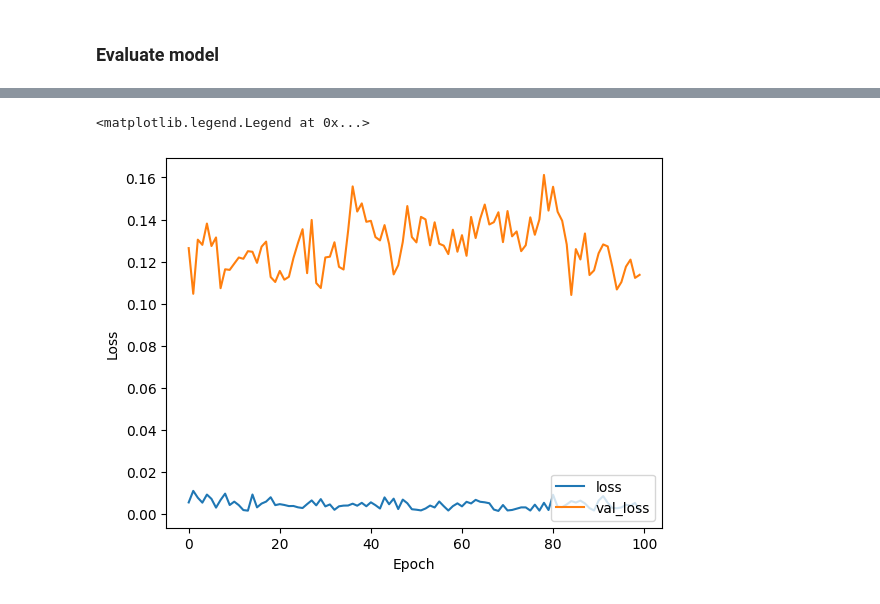
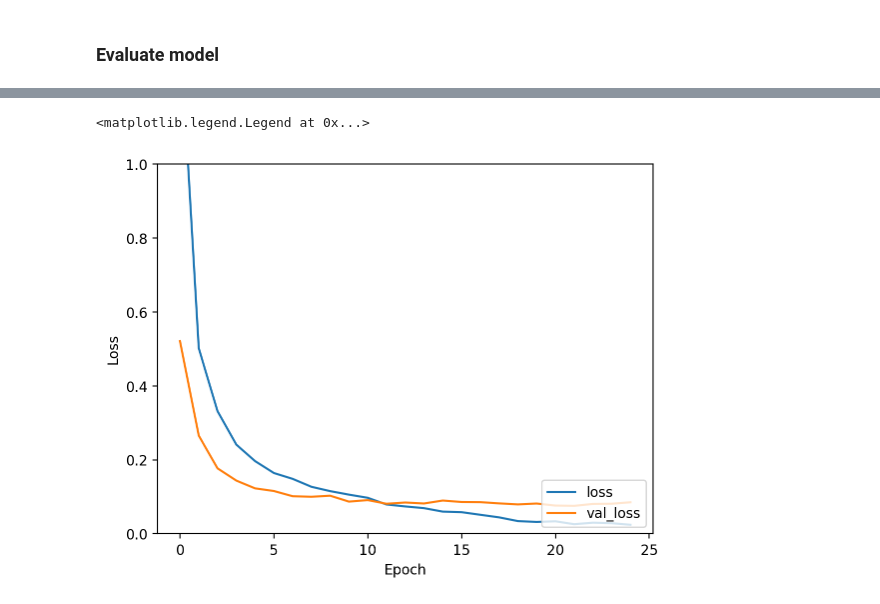
Before and after one commit to oyjuffer/FER-CNN, a Jupyter notebook: CNN.ipynb, the cells around one changed output, grey strips where cells are left out. Cells and saved outputs as stored; diff of their text form; code cells hidden in the pictures.

```diff
--- a/CNN.ipynb
+++ b/CNN.ipynb
@@ -35,7 +38,7 @@ labels = np.array(labels)
 
 # Convert each line to a numpy array
 for i in range(len(features)):
-  features[i] = np.array(features[i].split()).astype('float').reshape(16, 15)
+  features[i] = np.array(features[i].split()).astype('float').reshape(16, 15, 1)
   # Normalize
   features[i] = features[i] / 6
 features = np.array(features)
@@ -62,12 +115,24 @@ X_train, X_test, y_train, y_test = train_test_split(features, labels, test_size=
 # %%
 model = keras.Sequential()
-model.add(layers.Conv2D(32, (3, 3), activation='relu', input_shape=(16, 15, 1)))
+model.add(layers.Conv2D(32, (3, 3), activation="relu", input_shape=(16, 15, 1)))
 model.add(layers.MaxPooling2D(pool_size=(2, 2)))
 model.add(layers.Flatten())
-model.add(layers.Dense(128, activation='relu'))
-model.add(layers.Dropout(.5))
-model.add(layers.Dense(10, activation='softmax'))
+model.add(layers.Dense(128, activation="relu"))
+model.add(layers.Dropout(0.5))
+model.add(layers.Dense(10, activation="softmax"))
 
-model.compile(optimizer='adam', loss='categorical_crossentropy', metrics=['accuracy'])
+model.compile(
+    optimizer="adam",
+    loss=keras.losses.SparseCategoricalCrossentropy(from_logits=True),
+    metrics=["accuracy"],
+)
+
+model_augmented = tf.keras.models.clone_model(model)
+
+model_augmented.compile(
+    optimizer="adam",
+    loss=keras.losses.SparseCategoricalCrossentropy(from_logits=True),
+    metrics=["accuracy"],
+)
 # %%
 model.summary()
@@ -74,9 +157,5 @@ model.summary()
 # %% [markdown]
 ## Compile and train
 # %%
-model.compile(optimizer='adam',
-              loss=keras.losses.SparseCategoricalCrossentropy(from_logits=True),
-              metrics=['accuracy'])
-
-history = model.fit(X_train, y_train, epochs=100, validation_data=(X_test, y_test))
+history = model.fit(X_train, y_train, epochs=25, validation_data=(X_test, y_test))
 # %% [output]
@@ -114,9 +195,10 @@ test_loss, test_acc = model.evaluate(X_test,  y_test, verbose=2)
 # %%
 plt.plot(history.history['loss'], label='loss')
 plt.plot(history.history['val_loss'], label = 'val_loss')
+plt.ylim([0, 1])
 plt.xlabel('Epoch')
 plt.ylabel('Loss')
 plt.legend(loc='lower right')
 # %% [output]
 <matplotlib.legend.Legend at 0x...>
-[figure, old version]
+[figure, new version]
```
Also changed, not shown: parts of 16 cells of this notebook.
